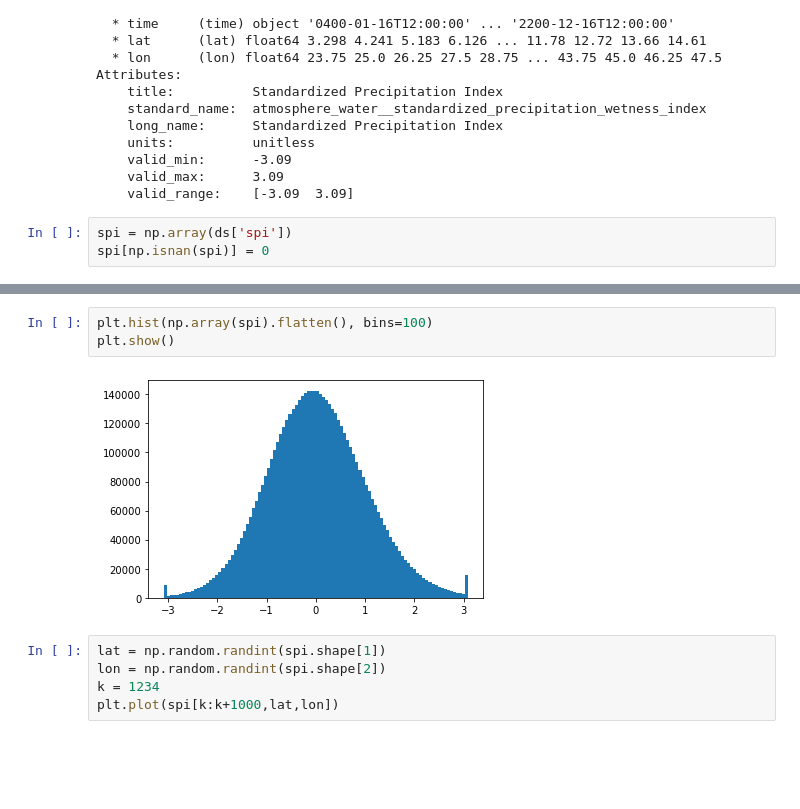
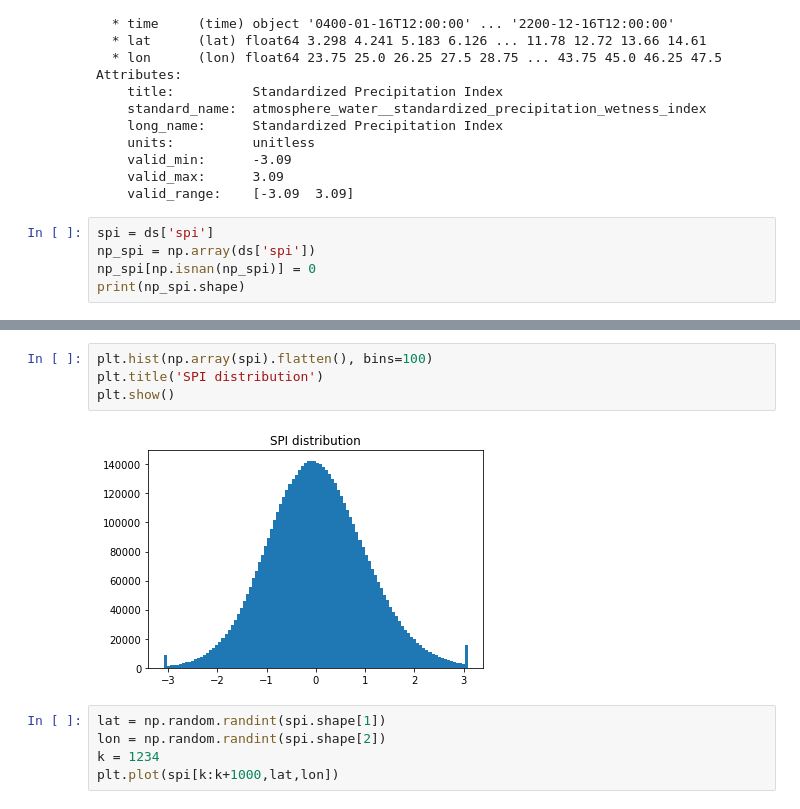
Before and after one commit to paulaharder/hackathon-ci-22, a Jupyter notebook: cesm_viz.ipynb, the cells around one changed output, grey strips where cells are left out. Saved outputs shown, nothing was run; the diff lists cells and outputs as text; blank space fills up the shorter version.

```diff
--- a/cesm_viz.ipynb
+++ b/cesm_viz.ipynb
@@ -23,5 +23,7 @@ Attributes:
     valid_max:      3.09
     valid_range:    [-3.09  3.09]
 # %%
-spi = np.array(ds['spi'])
-spi[np.isnan(spi)] = 0
+spi = ds['spi']
+np_spi = np.array(ds['spi'])
+np_spi[np.isnan(np_spi)] = 0
+print(np_spi.shape)
@@ -35,8 +39,9 @@ plt.colorbar()
 # %%
 plt.hist(np.array(spi).flatten(), bins=100)
+plt.title('SPI distribution')
 plt.show()
 # %% [output]
-[figure, old version]
+[figure, new version]
 # %%
 lat = np.random.randint(spi.shape[1])
 lon = np.random.randint(spi.shape[2])
```
Also changed, not shown: parts of 3 cells of this notebook.
